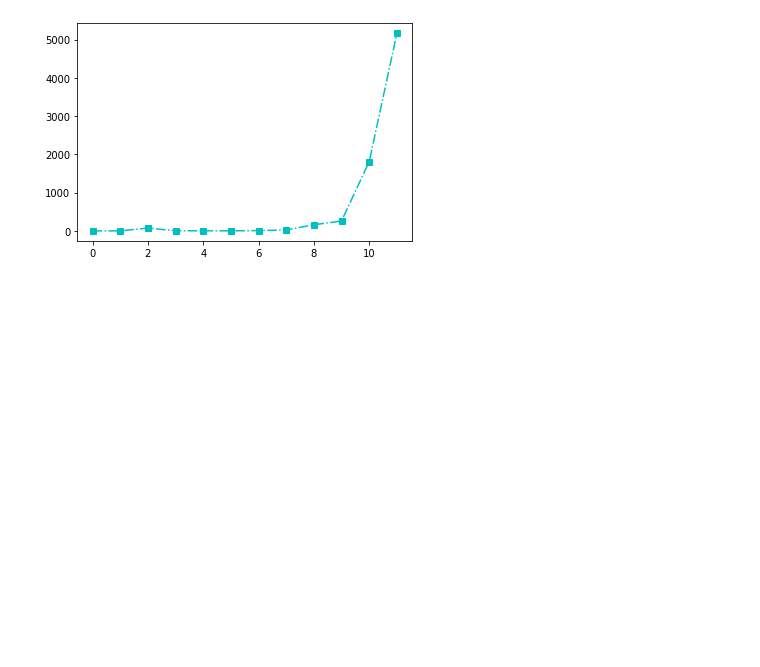
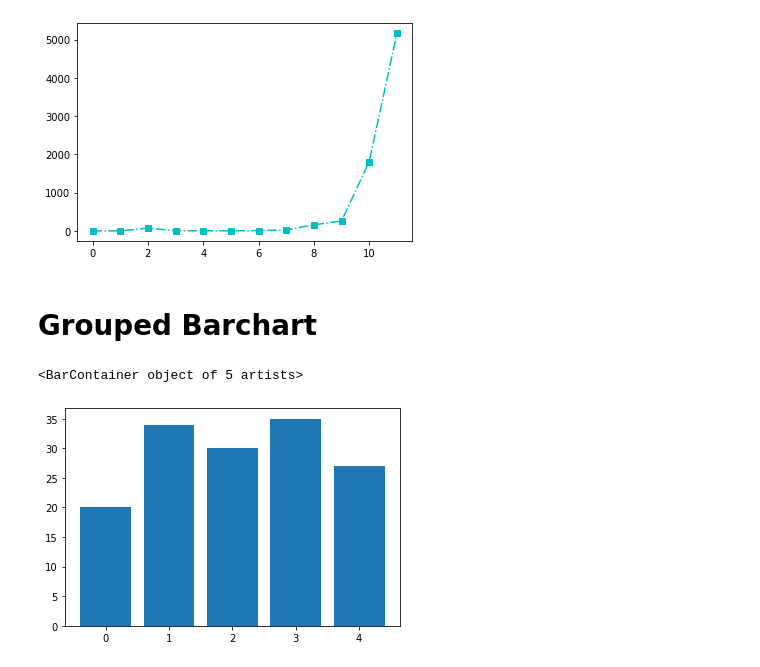
Before and after one commit to moneypitak/DWDM21, a Jupyter notebook: Data_Visualization.ipynb, the cells around one changed output. Saved outputs shown, nothing was run; the diff lists cells and outputs as text; code cells hidden in the pictures; blank space fills up the shorter version.

```diff
--- a/Data_Visualization.ipynb
+++ b/Data_Visualization.ipynb
@@ -155,3 +155,16 @@ plt.plot(range(len(data.iloc[::50,1])),data.iloc[::50,1],'s-.c')
 # %% [output]
 [<matplotlib.lines.Line2D at 0x...>]
 [figure]
+# %% [markdown]
+# Grouped Barchart
+# %%
+import numpy as np
+
+labels= ['G1','G2','G3','G4','G5']
+men_means= [20,34,30,35,27]
+women_means = [25,32,34,20,25]
+# %%
+plt.bar([0,1,2,3,4],men_means)
+# %% [output]
+<BarContainer object of 5 artists>
+[figure, added]
```
Also changed, not shown: parts of 8 cells of this notebook.
